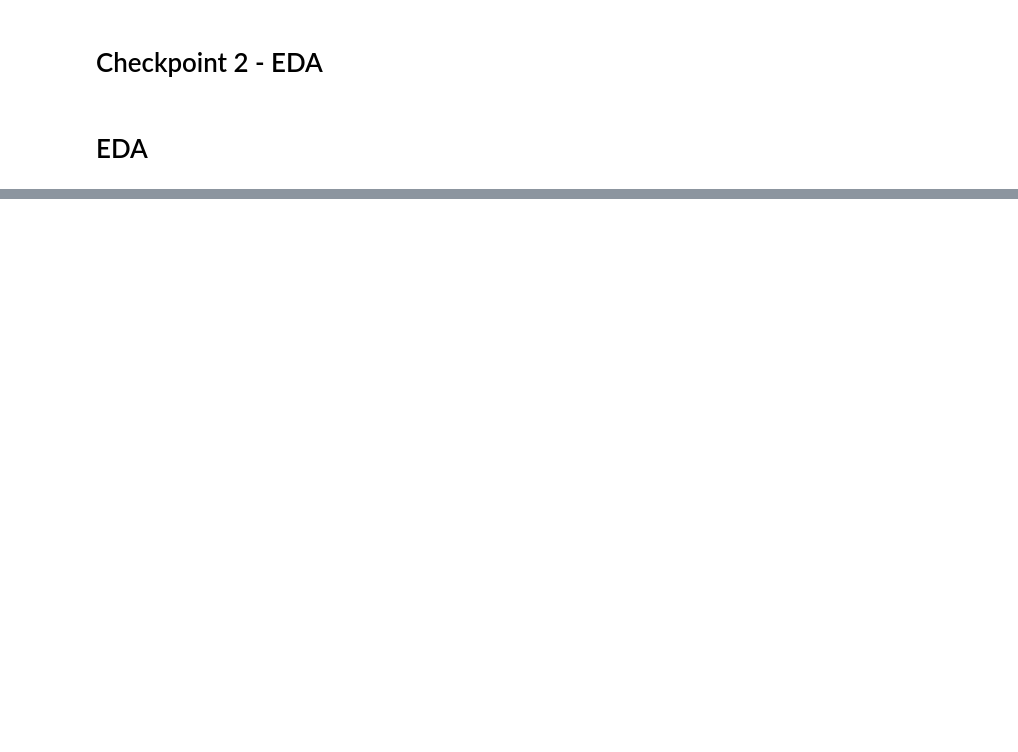
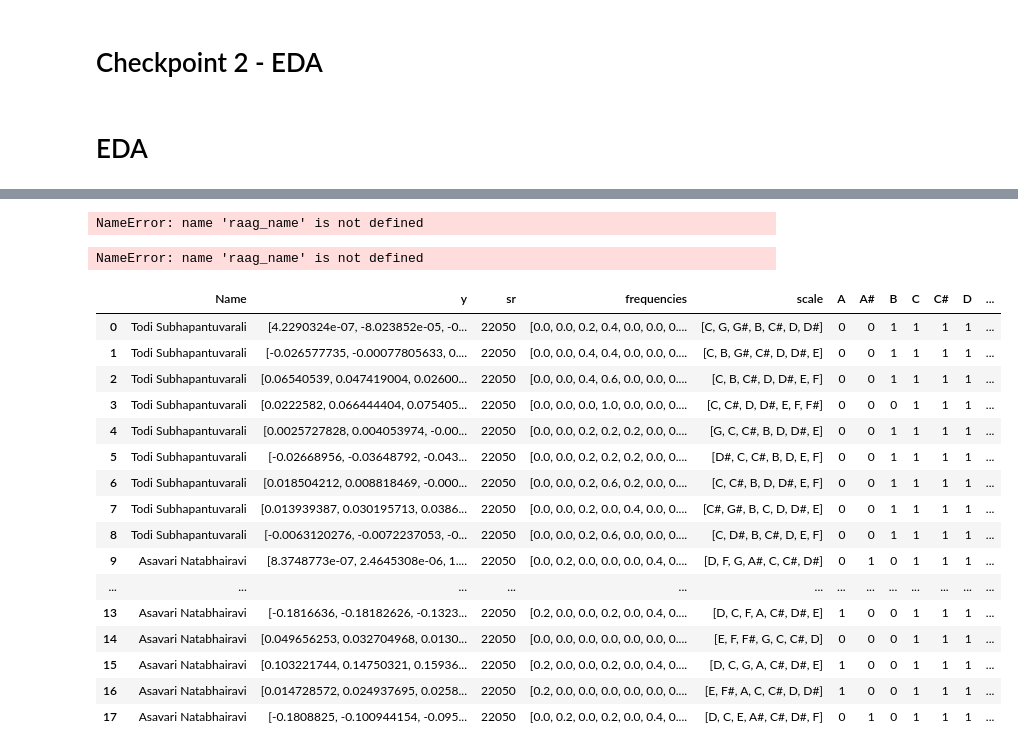
Before and after one commit to sruthiv98/RagaClassification, a Jupyter notebook: notebooks/Checkpoint 2 ~ EDA.ipynb, the cells around one changed output, grey strips where cells are left out. Saved outputs shown, nothing was run; the diff lists cells and outputs as text; code cells hidden in the pictures; blank space fills up the shorter version.

```diff
--- a/notebooks/Checkpoint 2 ~ EDA.ipynb
+++ b/notebooks/Checkpoint 2 ~ EDA.ipynb
@@ -213,0 +380,43 @@ for raag in ragas:
+# %%
+raag_name
+# %% [output]
+NameError: name 'raag_name' is not defined
+# %%
+df = pd.DataFrame({'Raga':raag_name,
+             'Bigrams':b,
+             'Bigram Count':bc1,
+             'Trigrams':t,
+             'Trigram Count':tl})
+# %% [output]
+NameError: name 'raag_name' is not defined
+# %%
+df = pd.read_pickle('../test/features/feature_data.pkl')
+# %%
+from sklearn.preprocessing import MultiLabelBinarizer
+
+mlb = MultiLabelBinarizer()
+
+notesOneHot = pd.DataFrame(mlb.fit_transform(df['scale']),columns=mlb.classes_, index=df.index)
+notesOneHot = notesOneHot[['A', 'A#', 'B', 'C', 'C#', 'D', 'D#', 'E', 'F', 'F#', 'G', 'G#']]
+
+df = df.join(notesOneHot)
+# %%
+df
+# %% [output]
+|  | Name | y | sr | frequencies | scale | A | A# | B | C | C# | D | ... |
+| 0 | Todi Subhapantuvarali | [4.2290324e-07, -8.023852e-05, -0... | 22050 | [0.0, 0.0, 0.2, 0.4, 0.0, 0.0, 0.... | [C, G, G#, B, C#, D, D#] | 0 | 0 | 1 | 1 | 1 | 1 | ... |
+| 1 | Todi Subhapantuvarali | [-0.026577735, -0.00077805633, 0.... | 22050 | [0.0, 0.0, 0.4, 0.4, 0.0, 0.0, 0.... | [C, B, G#, C#, D, D#, E] | 0 | 0 | 1 | 1 | 1 | 1 | ... |
+| 2 | Todi Subhapantuvarali | [0.06540539, 0.047419004, 0.02600... | 22050 | [0.0, 0.0, 0.4, 0.6, 0.0, 0.0, 0.... | [C, B, C#, D, D#, E, F] | 0 | 0 | 1 | 1 | 1 | 1 | ... |
+| 3 | Todi Subhapantuvarali | [0.0222582, 0.066444404, 0.075405... | 22050 | [0.0, 0.0, 0.0, 1.0, 0.0, 0.0, 0.... | [C, C#, D, D#, E, F, F#] | 0 | 0 | 0 | 1 | 1 | 1 | ... |
+| 4 | Todi Subhapantuvarali | [0.0025727828, 0.004053974, -0.00... | 22050 | [0.0, 0.0, 0.2, 0.2, 0.2, 0.0, 0.... | [G, C, C#, B, D, D#, E] | 0 | 0 | 1 | 1 | 1 | 1 | ... |
+| 5 | Todi Subhapantuvarali | [-0.02668956, -0.03648792, -0.043... | 22050 | [0.0, 0.0, 0.2, 0.2, 0.2, 0.0, 0.... | [D#, C, C#, B, D, E, F] | 0 | 0 | 1 | 1 | 1 | 1 | ... |
+| 6 | Todi Subhapantuvarali | [0.018504212, 0.008818469, -0.000... | 22050 | [0.0, 0.0, 0.2, 0.6, 0.2, 0.0, 0.... | [C, C#, B, D, D#, E, F] | 0 | 0 | 1 | 1 | 1 | 1 | ... |
+| 7 | Todi Subhapantuvarali | [0.013939387, 0.030195713, 0.0386... | 22050 | [0.0, 0.0, 0.2, 0.0, 0.4, 0.0, 0.... | [C#, G#, B, C, D, D#, E] | 0 | 0 | 1 | 1 | 1 | 1 | ... |
+| 8 | Todi Subhapantuvarali | [-0.0063120276, -0.0072237053, -0... | 22050 | [0.0, 0.0, 0.2, 0.6, 0.0, 0.0, 0.... | [C, D#, B, C#, D, E, F] | 0 | 0 | 1 | 1 | 1 | 1 | ... |
+| 9 | Asavari Natabhairavi | [8.3748773e-07, 2.4645308e-06, 1.... | 22050 | [0.0, 0.2, 0.0, 0.0, 0.0, 0.4, 0.... | [D, F, G, A#, C, C#, D#] | 0 | 1 | 0 | 1 | 1 | 1 | ... |
+| ... | ... | ... | ... | ... | ... | ... | ... | ... | ... | ... | ... | ... |
+| 13 | Asavari Natabhairavi | [-0.1816636, -0.18182626, -0.1323... | 22050 | [0.2, 0.0, 0.0, 0.2, 0.0, 0.4, 0.... | [D, C, F, A, C#, D#, E] | 1 | 0 | 0 | 1 | 1 | 1 | ... |
+| 14 | Asavari Natabhairavi | [0.049656253, 0.032704968, 0.0130... | 22050 | [0.0, 0.0, 0.0, 0.0, 0.0, 0.0, 0.... | [E, F, F#, G, C, C#, D] | 0 | 0 | 0 | 1 | 1 | 1 | ... |
+| 15 | Asavari Natabhairavi | [0.103221744, 0.14750321, 0.15936... | 22050 | [0.2, 0.0, 0.0, 0.2, 0.0, 0.4, 0.... | [D, C, G, A, C#, D#, E] | 1 | 0 | 0 | 1 | 1 | 1 | ... |
+| 16 | Asavari Natabhairavi | [0.014728572, 0.024937695, 0.0258... | 22050 | [0.2, 0.0, 0.0, 0.0, 0.0, 0.0, 0.... | [E, F#, A, C, C#, D, D#] | 1 | 0 | 0 | 1 | 1 | 1 | ... |
+| 17 | Asavari Natabhairavi | [-0.1808825, -0.100944154, -0.095... | 22050 | [0.0, 0.2, 0.0, 0.2, 0.0, 0.4, 0.... | [D, C, E, A#, C#, D#, F] | 0 | 1 | 0 | 1 | 1 | 1 | ... |
```
Also changed, not shown: parts of 46 cells of this notebook, 20 other files.
